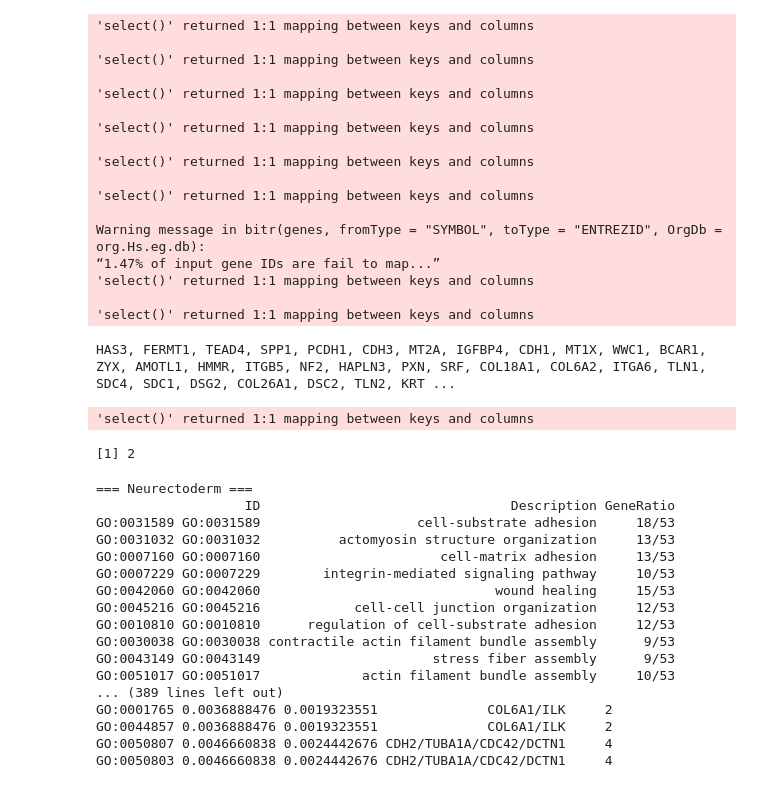
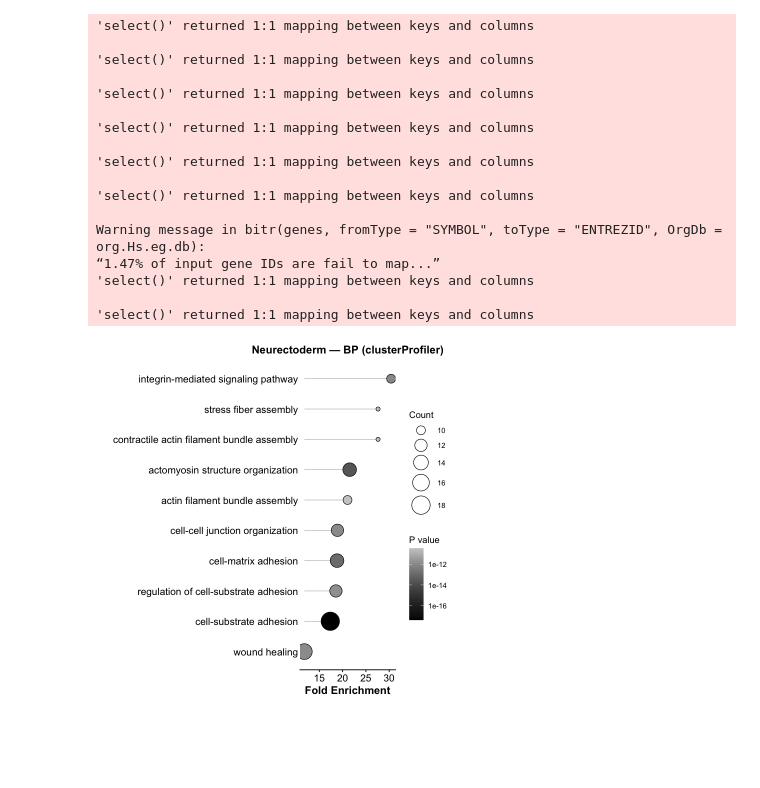
Before and after one commit to nickmahtani/neural-organoid-mechanotransduction, a Jupyter notebook: Morphodynamics paper/notebooks/pathway_analysis.ipynb, the cells around one changed output. Saved outputs shown, nothing was run; the diff lists cells and outputs as text; code cells hidden in the pictures; blank space fills up the shorter version.

```diff
--- a/Morphodynamics paper/notebooks/pathway_analysis.ipynb
+++ b/Morphodynamics paper/notebooks/pathway_analysis.ipynb
@@ -147,38 +198,28 @@ Warning message in bitr(genes, fromType = "SYMBOL", toType = "ENTREZID", OrgDb =
 'select()' returned 1:1 mapping between keys and columns
 
 'select()' returned 1:1 mapping between keys and columns
-# %%
-cat(all_markers[["Neurectoderm"]]$gene, sep = ", ")
-# %% [output]
-HAS3, FERMT1, TEAD4, SPP1, PCDH1, CDH3, MT2A, IGFBP4, CDH1, MT1X, WWC1, BCAR1, ZYX, AMOTL1, HMMR, ITGB5, NF2, HAPLN3, PXN, SRF, COL18A1, COL6A2, ITGA6, TLN1, SDC4, SDC1, DSG2, COL26A1, DSC2, TLN2, KRT ...
-# %%
-  gene_ids <- bitr(genes, fromType = "SYMBOL", toType = "ENTREZID", OrgDb = org.Hs.eg.db)
-# %% [output]
-'select()' returned 1:1 mapping between keys and columns
-# %%
-length(gene_ids)
-# %% [output]
-[1] 2
-# %%
-for (ct in names(go_results)) {
-  cat("\n===", ct, "===\n")
-  print(head(as.data.frame(go_results[[ct]]), 10))
-}
-# %% [output]
-=== Neurectoderm ===
-                   ID                                Description GeneRatio
-GO:0031589 GO:0031589                    cell-substrate adhesion     18/53
-GO:0031032 GO:0031032          actomyosin structure organization     13/53
-GO:0007160 GO:0007160                       cell-matrix adhesion     13/53
-GO:0007229 GO:0007229        integrin-mediated signaling pathway     10/53
-GO:0042060 GO:0042060                              wound healing     15/53
-GO:0045216 GO:0045216            cell-cell junction organization     12/53
-GO:0010810 GO:0010810      regulation of cell-substrate adhesion     12/53
-GO:0030038 GO:0030038 contractile actin filament bundle assembly      9/53
-GO:0043149 GO:0043149                      stress fiber assembly      9/53
-GO:0051017 GO:0051017             actin filament bundle assembly     10/53
-... (389 lines left out)
-GO:0001765 0.0036888476 0.0019323551              COL6A1/ILK     2
-GO:0044857 0.0036888476 0.0019323551              COL6A1/ILK     2
-GO:0050807 0.0046660838 0.0024442676 CDH2/TUBA1A/CDC42/DCTN1     4
-GO:0050803 0.0046660838 0.0024442676 CDH2/TUBA1A/CDC42/DCTN1     4
+# %%
+ne_bp <- as.data.frame(go_results[["Neurectoderm"]]) %>%
+  filter(Count >= 3) %>%
+  head(10) %>%
+  mutate(Description = reorder(Description, FoldEnrichment))
+
+ggplot(ne_bp, aes(x = FoldEnrichment, y = Description)) +
+  geom_segment(aes(x = min(FoldEnrichment), xend = FoldEnrichment, y = Description, yend = Description),
+               color = "grey70", linewidth = 0.3) +
+  geom_point(aes(size = Count, fill = pvalue), shape = 21, color = "black", stroke = 0.5) +
+  scale_fill_gradientn(colors = c("black", "grey80"), trans = "log10", name = "P value") +
+  scale_size_continuous(range = c(2, 10), name = "Count") +
+  guides(size = guide_legend(order = 1), fill = guide_colorbar(order = 2)) +
+  labs(x = "Fold Enrichment", y = "", title = "Neurectoderm — BP (clusterProfiler)") +
+  theme_classic() +
+  theme(
+    axis.text.y = element_text(size = 12),
+    axis.text.x = element_text(size = 12),
+    axis.title = element_text(face = "bold", size = 13),
+    axis.line.y = element_blank(),
+    axis.ticks.y = element_blank(),
+    plot.title = element_text(face = "bold", hjust = 0.5)
+  )
+# %% [output]
+[figure, added]
```
Also changed, not shown: parts of 12 cells of this notebook, 15 other files.
